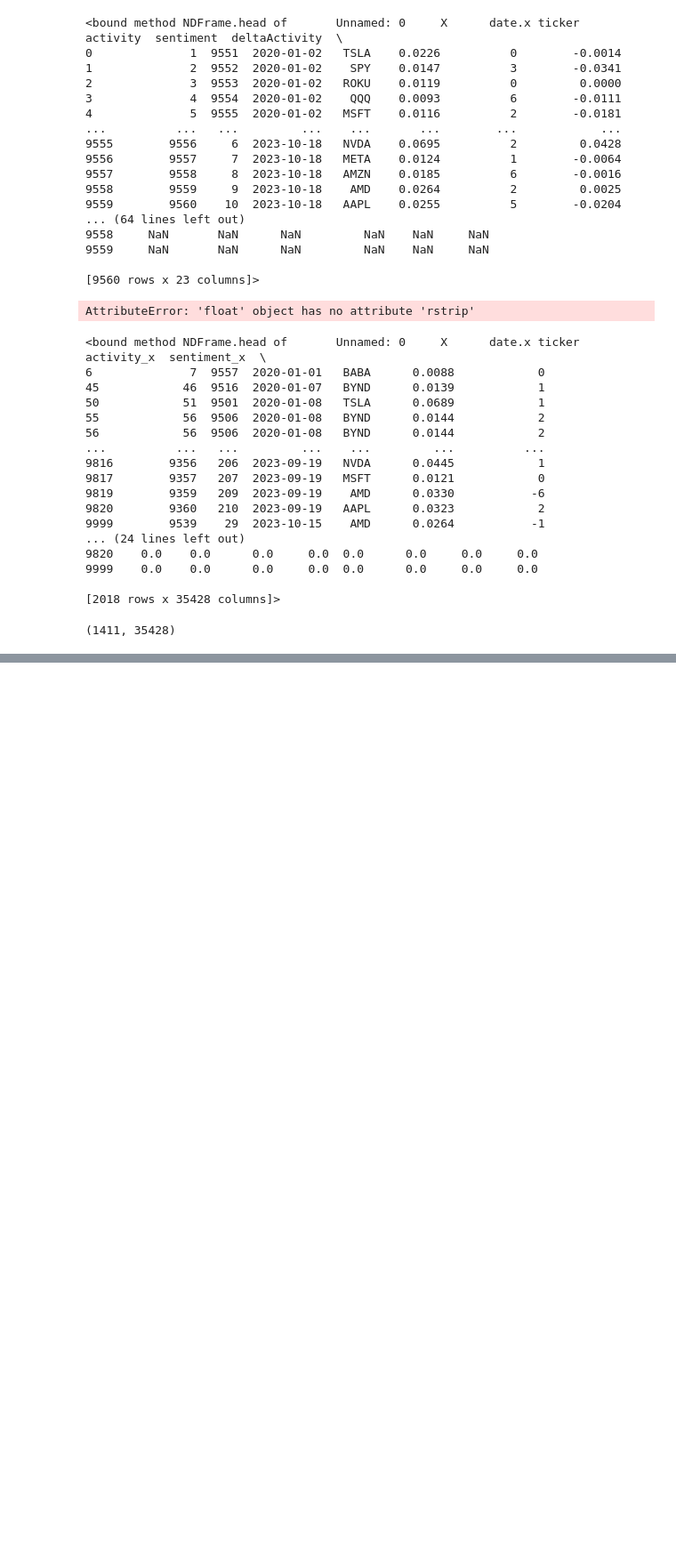
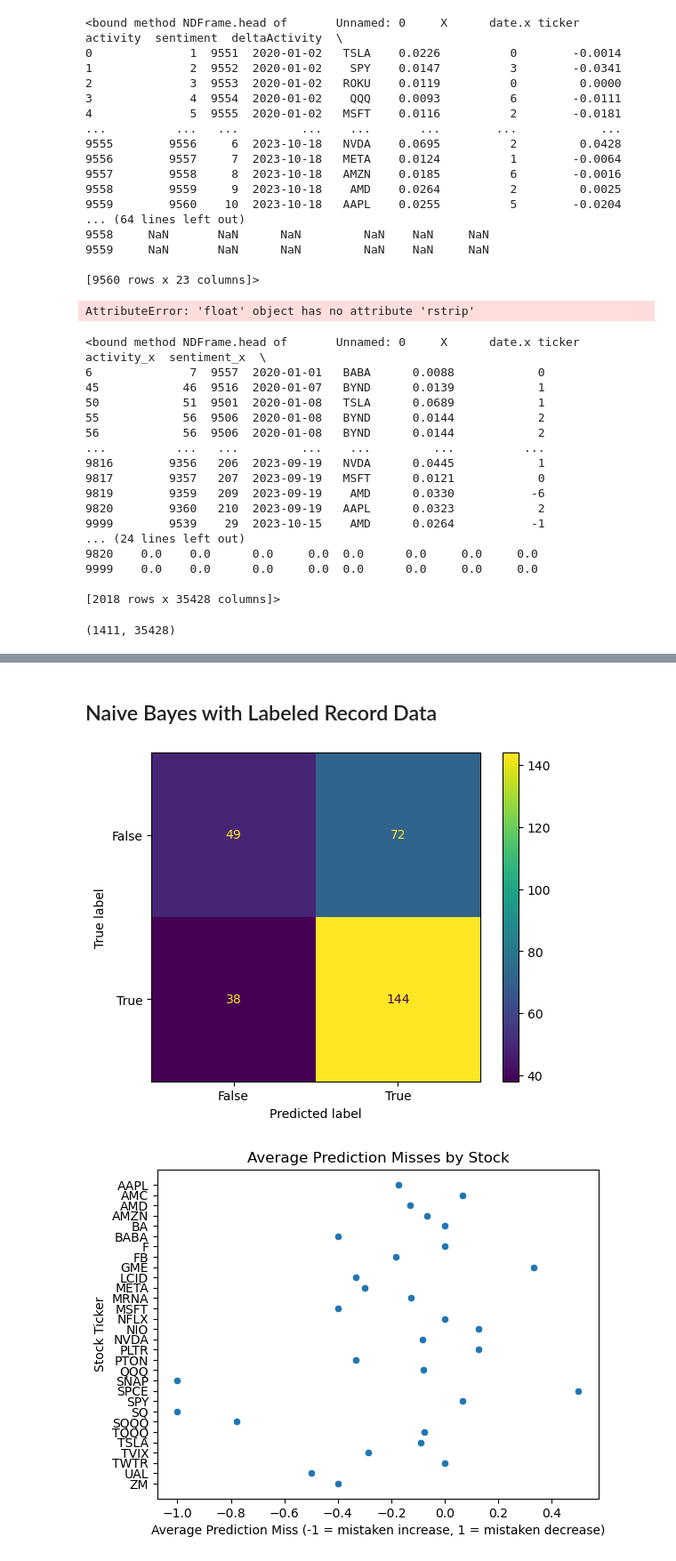
Before and after one commit to anly501/dsan-5000-project-corwindark, a Jupyter notebook: dsan-website/5000-website/naivebayes/naivebayes.ipynb, the cells around one changed output, grey strips where cells are left out. Shown at 89% size. Saved outputs shown, nothing was run; the diff lists cells and outputs as text; code cells hidden in the pictures; blank space fills up the shorter version.

Commit message:
New GNB models

```diff
--- a/dsan-website/5000-website/naivebayes/naivebayes.ipynb
+++ b/dsan-website/5000-website/naivebayes/naivebayes.ipynb
@@ -232,7 +226,7 @@ def train_MNB_model(Xtrn, Xtst, Ytrn, Ytst, i_print=False):
 (1411, 35428)
 # %%
 # Test function on training and validation set
-nonNumericColumns = ['X', 'date.x', 'Total', 'X8.week', 'date.x', 'SPYHighWk', 'SPYLowWK', 'SPYCloseWK', 'date_utc', 'title', 'ticker', 'date.y', 'sentiment_x', 'deltaActivity', 'deltaSentiment', 'activity_x', 'week.x', 'weekyear', 'newEntry']
+nonNumericColumns = ['X', 'activityIncrease', 'date.x', 'Total', 'X8.week', 'date.x', 'SPYHighWk', 'SPYLowWK', 'SPYCloseWK', 'date_utc', 'title', 'ticker', 'date.y', 'sentiment_x', 'deltaActivity', 'deltaSentiment', 'activity_x', 'week.x', 'weekyear', 'newEntry']
 
 
 # All of the below are for the text model
@@ -391,0 +493,35 @@ plot_results(output_dir+"/partial_grid_search")
+# %% [markdown]
+<h2> Naive Bayes with Labeled Record Data </h2>
+# %%
+# Based on previous section, using all 8 features is ideal
+#  fit model finally, report on overall accuracy
+from sklearn import metrics
+from sklearn.metrics import confusion_matrix
+import seaborn as sns
+
+realTabModel = GaussianNB()
+realTabModel.fit(xtabtrn, ytrn)
+
+realTabTestPreds = realTabModel.predict(xtabreal)
+
+confusion_matrix = metrics.confusion_matrix(yrl.values, realTabTestPreds)
+cm_display = metrics.ConfusionMatrixDisplay(confusion_matrix = confusion_matrix, display_labels = [False, True])
+cm_display.plot()
+plt.show()
+
+tabOutcomeData = pd.DataFrame.from_dict( {'ticker': test['ticker'], 'comments': xtabreal['comments'], 'real value': yrl.values, 'predicted value': realTabTestPreds, "miss": yrl.values - realTabTestPreds} )
+
+sns.scatterplot(data=tabOutcomeData.groupby(['ticker'])['miss'].mean().to_frame(), x = 'miss', y = 'ticker')
+plt.xlabel('Average Prediction Miss (-1 = mistaken increase, 1 = mistaken decrease)')
+plt.ylabel('Stock Ticker')
+plt.title('Average Prediction Misses by Stock')
+plt.show()
+
+sns.boxplot(data=tabOutcomeData, x = 'predicted value', y = 'comments')
+plt.xlabel('Model Prediction (0 decrease, 1 increase)')
+plt.ylabel('Number of Comments on Related Posts')
+plt.title('Predictions vs. Comments on Reddit Posts')
+plt.show()
+# %% [output]
+[figure, added]
+[figure, added]
```
Also changed, not shown: parts of 15 cells of this notebook, 12 other files.
